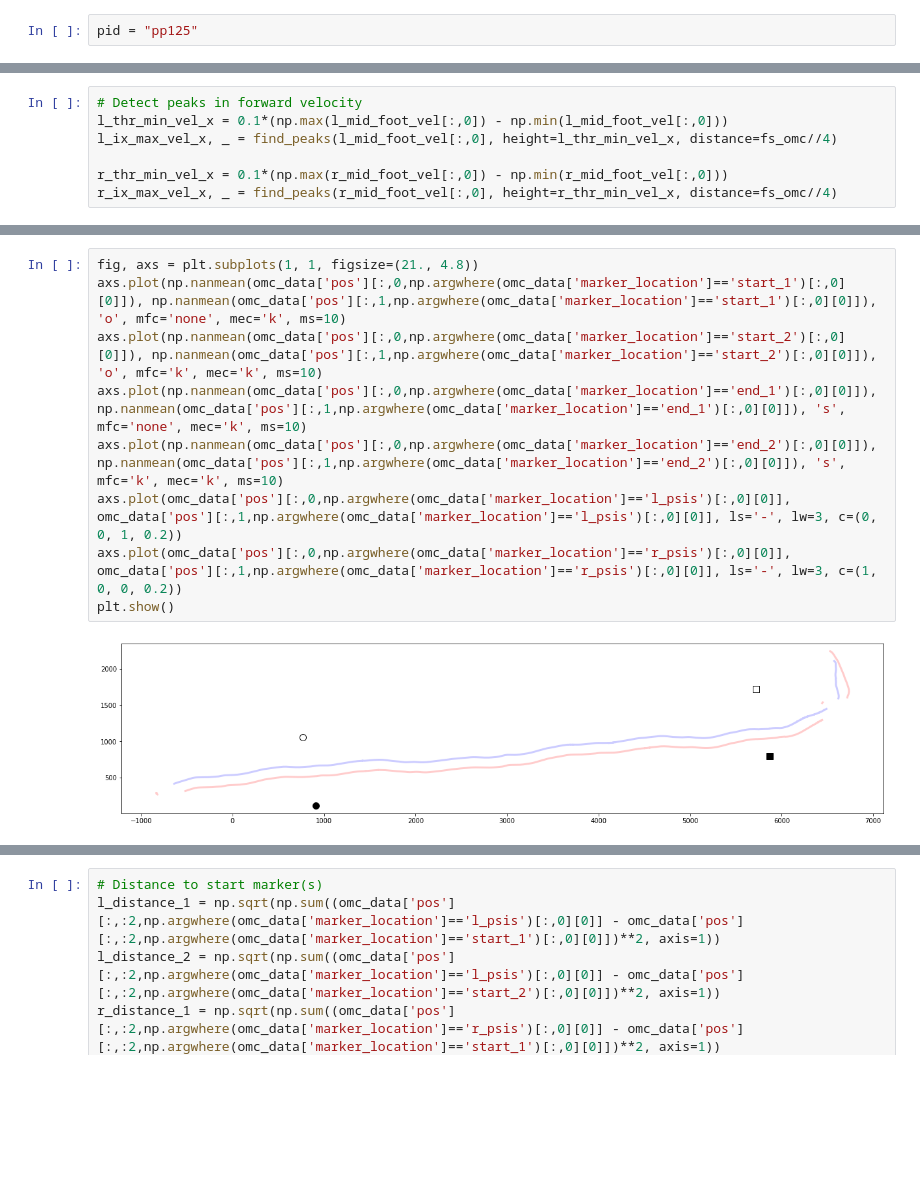
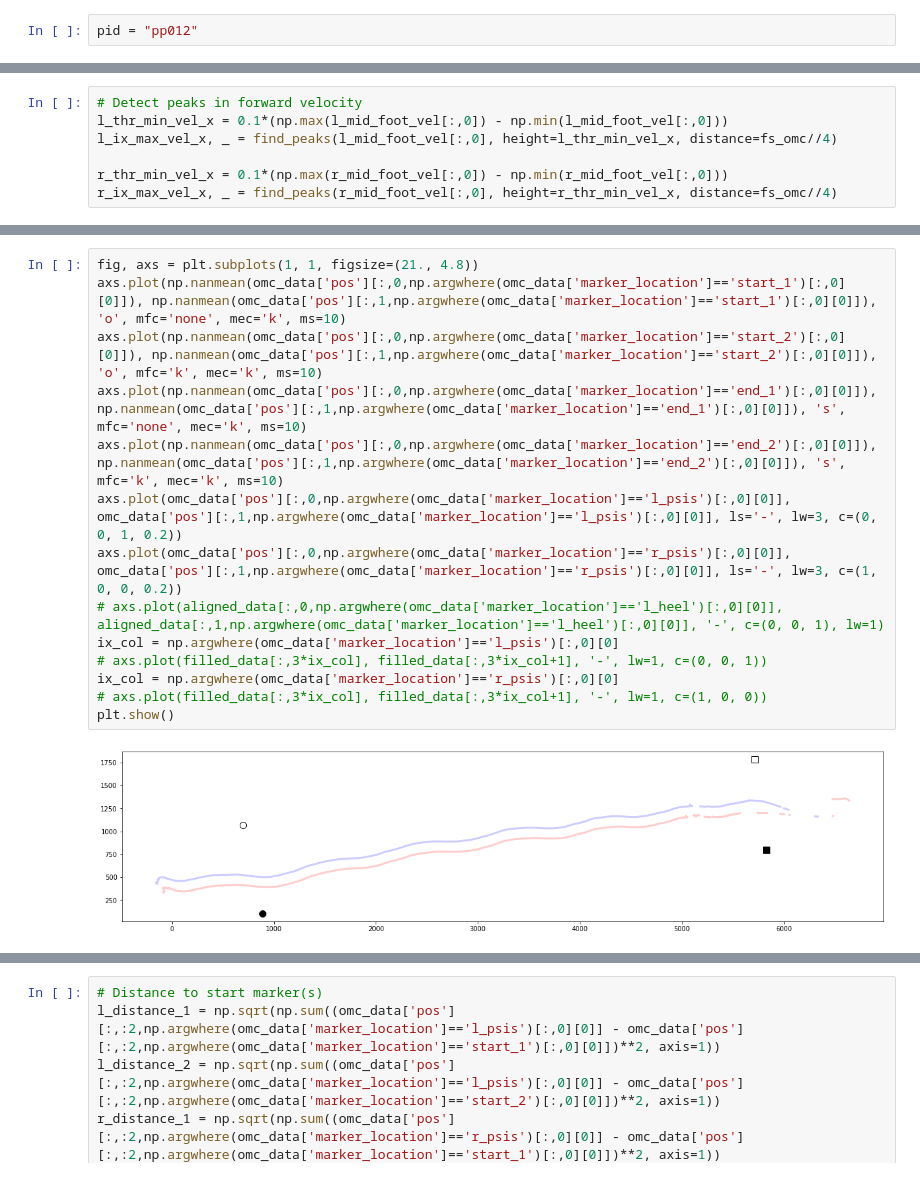
Before and after one commit to neurogeriatricskiel/pymocap, a Jupyter notebook: debug.ipynb, the cells around one changed output, grey strips where cells are left out. Drawn from its saved outputs; the diff is of its cells as text; blank space fills up the shorter version.

```diff
--- a/debug.ipynb
+++ b/debug.ipynb
@@ -9,7 +9,7 @@ import os
 from scipy.signal import find_peaks
 from lib.postprocessing import _compare_events
 # %%
-pid = "pp125"
+pid = "pp012"
 # %%
 PARENT_FOLDER = "/mnt/neurogeriatrics_data/Keep Control/Data/lab dataset"  # on Linux
 OUTPUT_FOLDER = "/mnt/neurogeriatrics_data/Keep Control/Output/lab dataset"  # on Linux
@@ -149,11 +149,16 @@ plt.show()
 # %%
 fig, axs = plt.subplots(1, 1, figsize=(21., 4.8))
 axs.plot(np.nanmean(omc_data['pos'][:,0,np.argwhere(omc_data['marker_location']=='start_1')[:,0][0]]), np.nanmean(omc_data['pos'][:,1,np.argwhere(omc_data['marker_location']=='start_1')[:,0][0]]), 'o', mfc='none', mec='k', ms=10)
 axs.plot(np.nanmean(omc_data['pos'][:,0,np.argwhere(omc_data['marker_location']=='start_2')[:,0][0]]), np.nanmean(omc_data['pos'][:,1,np.argwhere(omc_data['marker_location']=='start_2')[:,0][0]]), 'o', mfc='k', mec='k', ms=10)
 axs.plot(np.nanmean(omc_data['pos'][:,0,np.argwhere(omc_data['marker_location']=='end_1')[:,0][0]]), np.nanmean(omc_data['pos'][:,1,np.argwhere(omc_data['marker_location']=='end_1')[:,0][0]]), 's', mfc='none', mec='k', ms=10)
 axs.plot(np.nanmean(omc_data['pos'][:,0,np.argwhere(omc_data['marker_location']=='end_2')[:,0][0]]), np.nanmean(omc_data['pos'][:,1,np.argwhere(omc_data['marker_location']=='end_2')[:,0][0]]), 's', mfc='k', mec='k', ms=10)
 axs.plot(omc_data['pos'][:,0,np.argwhere(omc_data['marker_location']=='l_psis')[:,0][0]], omc_data['pos'][:,1,np.argwhere(omc_data['marker_location']=='l_psis')[:,0][0]], ls='-', lw=3, c=(0, 0, 1, 0.2))
 axs.plot(omc_data['pos'][:,0,np.argwhere(omc_data['marker_location']=='r_psis')[:,0][0]], omc_data['pos'][:,1,np.argwhere(omc_data['marker_location']=='r_psis')[:,0][0]], ls='-', lw=3, c=(1, 0, 0, 0.2))
+# axs.plot(aligned_data[:,0,np.argwhere(omc_data['marker_location']=='l_heel')[:,0][0]], aligned_data[:,1,np.argwhere(omc_data['marker_location']=='l_heel')[:,0][0]], '-', c=(0, 0, 1), lw=1)
+ix_col = np.argwhere(omc_data['marker_location']=='l_psis')[:,0][0]
+# axs.plot(filled_data[:,3*ix_col], filled_data[:,3*ix_col+1], '-', lw=1, c=(0, 0, 1))
+ix_col = np.argwhere(omc_data['marker_location']=='r_psis')[:,0][0]
+# axs.plot(filled_data[:,3*ix_col], filled_data[:,3*ix_col+1], '-', lw=1, c=(1, 0, 0))
 plt.show()
 # %% [output]
-[figure, old version]
+[figure, new version]
```
Also changed, not shown: parts of 7 cells of this notebook, 2 other files.
